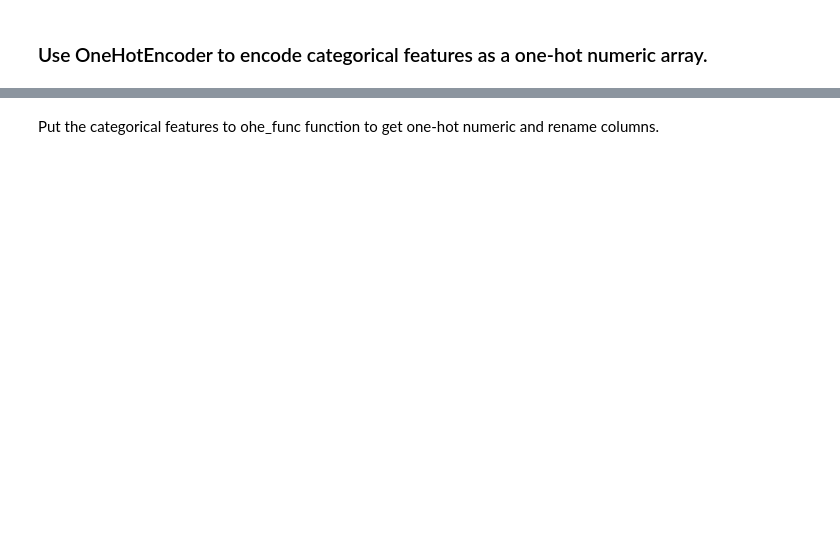
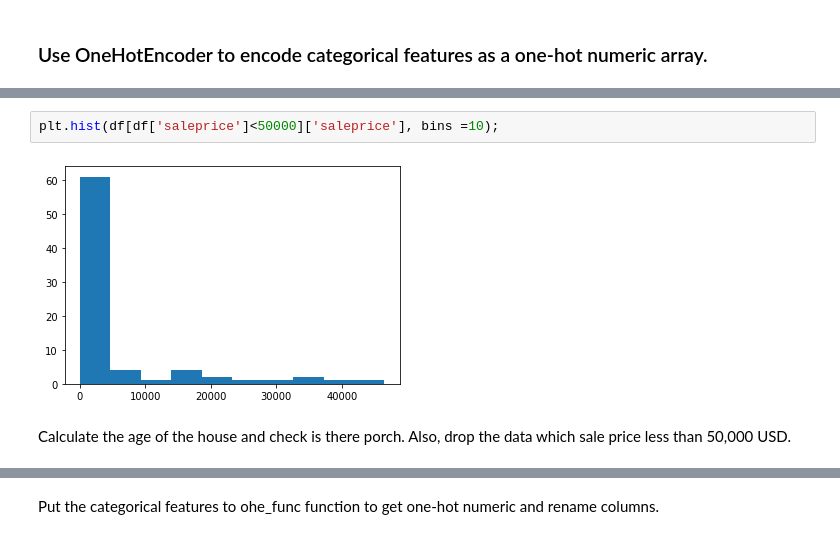
Before and after one commit to YufenLin/housing_prices_project, a Jupyter notebook: src/Housing_Prices.ipynb, the cells around one changed output, grey strips where cells are left out. Drawn from its saved outputs; the diff is of its cells as text; blank space fills up the shorter version.

Commit message:
Combine our jupyter notebook but there is so much detailneed to be add

```diff
--- a/src/Housing_Prices.ipynb
+++ b/src/Housing_Prices.ipynb
@@ -65,0 +82,7 @@ def ohe_func(feature, df):
+# %%
+plt.hist(df[df['saleprice']<50000]['saleprice'], bins =10);
+# %% [output]
+[figure, added]
+# %% [markdown]
+Calculate the age of the house and check is there porch.
+Also, drop the data which sale price less than 50,000 USD.
```
Also changed, not shown: parts of 46 cells of this notebook, 1 other file.
